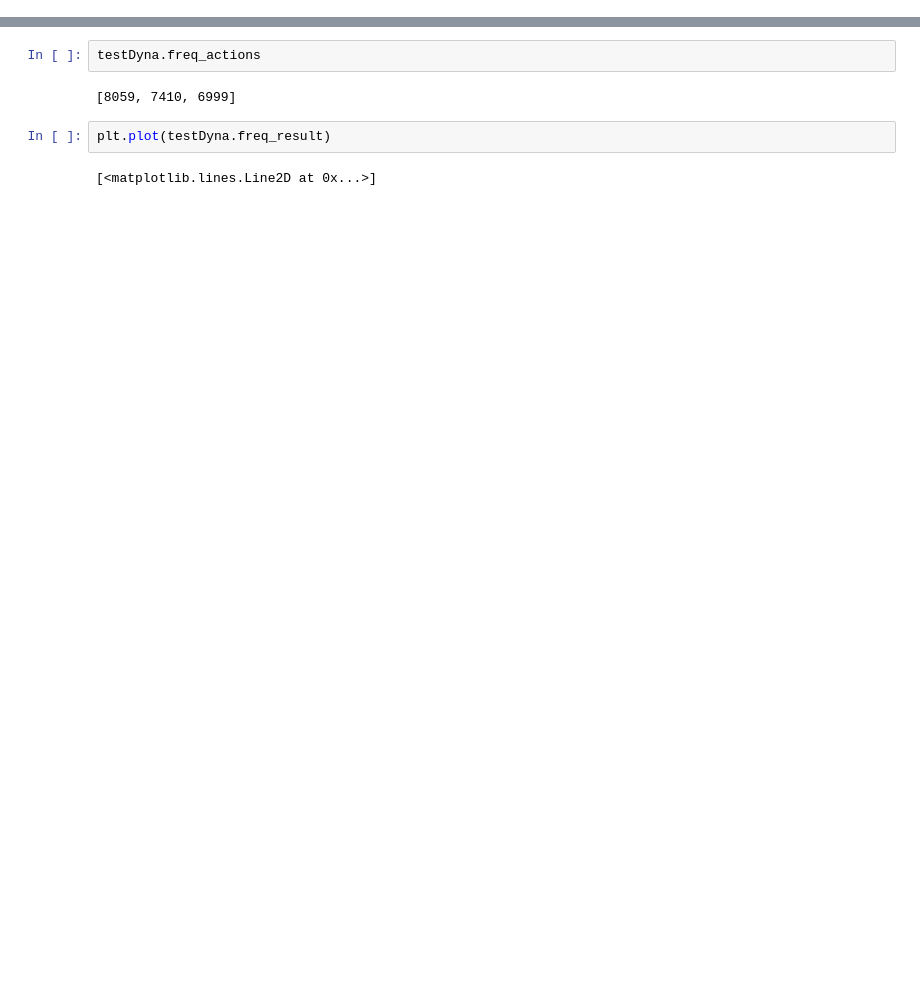
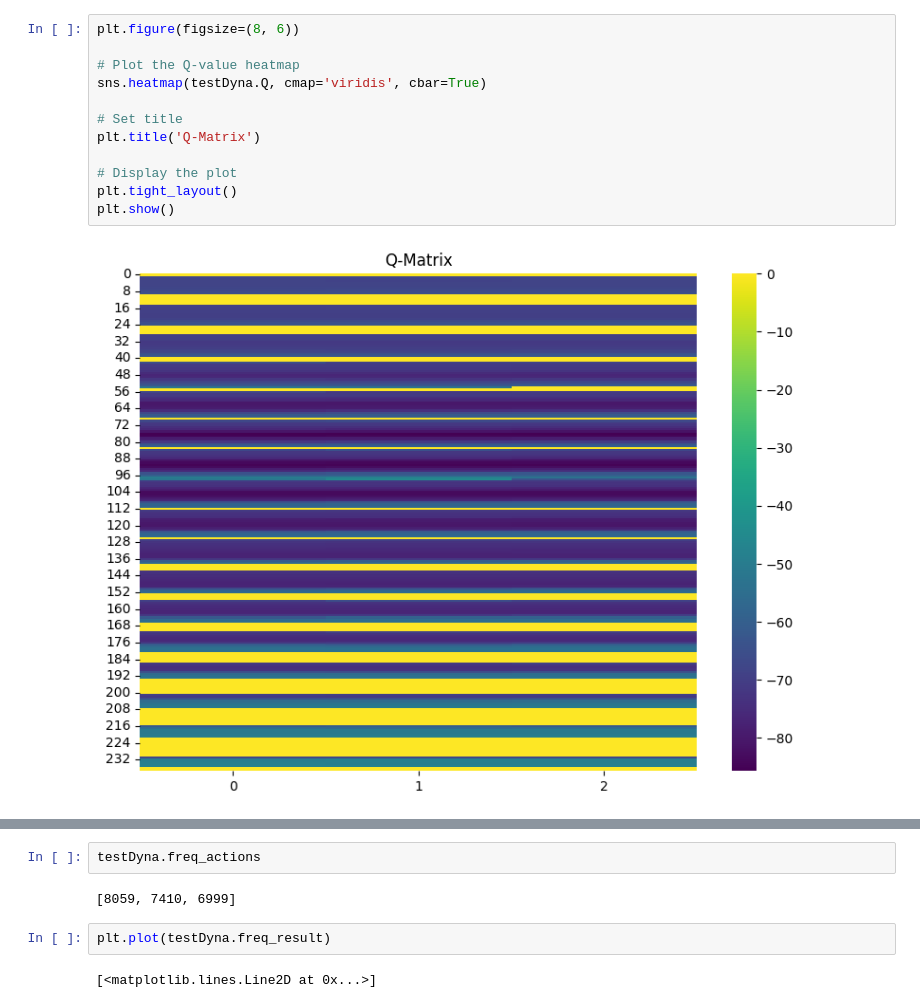
Before and after one commit to schiesser/MontainCar, a Jupyter notebook: Code/test_dyna_2.ipynb, the cells around one changed output, grey strips where cells are left out. Cells and saved outputs as stored; diff of their text form; blank space fills up the shorter version.

```diff
--- a/Code/test_dyna_2.ipynb
+++ b/Code/test_dyna_2.ipynb
@@ -28,3 +50,17 @@ KeyboardInterrupt:
+# %%
+plt.figure(figsize=(8, 6))
+
+# Plot the Q-value heatmap
+sns.heatmap(testDyna.Q, cmap='viridis', cbar=True)
+
+# Set title
+plt.title('Q-Matrix')
+
+# Display the plot
+plt.tight_layout()
+plt.show()
+# %% [output]
+[figure, added]
 # %%
 plt.plot(total_reward)
 # %% [output]
```
Also changed, not shown: parts of 7 cells of this notebook, 6 other files.
